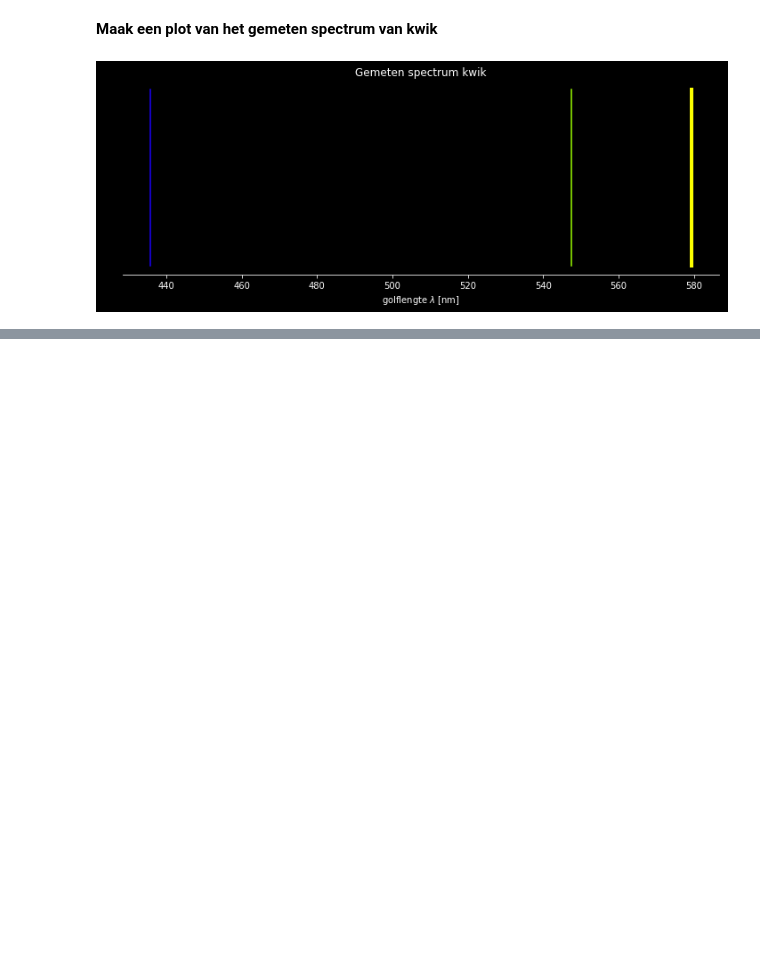
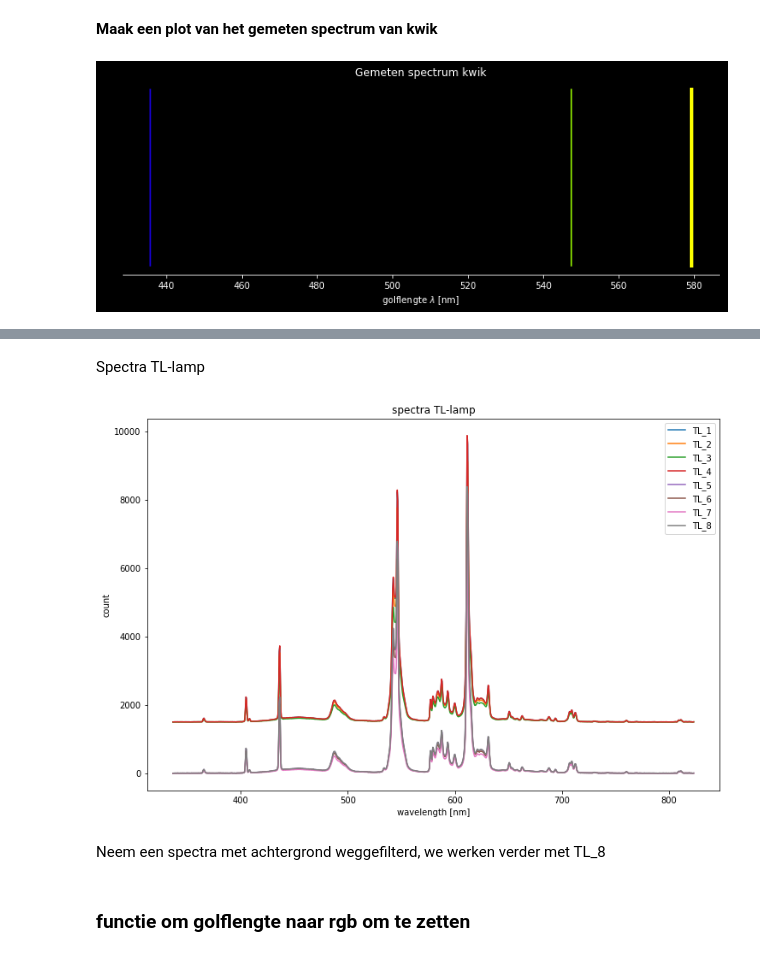
Before and after one commit to Cubedsheep/experimentele-basistechnieken, a Jupyter notebook: spectrometer/spectrometer.ipynb, the cells around one changed output, grey strips where cells are left out. Drawn from its saved outputs; the diff is of its cells as text; code cells hidden in the pictures; blank space fills up the shorter version.

```diff
--- a/spectrometer/spectrometer.ipynb
+++ b/spectrometer/spectrometer.ipynb
@@ -249,0 +307,19 @@ fig.savefig("spectrum kwik.png", facecolor='k', dpi=300)
+# %% [markdown]
+Spectra TL-lamp
+# %%
+fig, ax = plt.subplots(1,1,figsize=(12,8))
+
+for i in range(8):
+    spectrum = TL[i]
+    ax.plot(spectrum.index, spectrum['intensity'], label="TL_%d" %(i+1))
+
+plt.title('spectra TL-lamp')
+ax.set_xlabel('wavelength [nm]')
+ax.set_ylabel('count')
+plt.legend()
+
+plt.show()
+# %% [output]
+[figure, added]
+# %% [markdown]
+Neem een spectra met achtergrond weggefilterd, we werken verder met TL_8
@@ -249,0 +328,2 @@ fig.savefig("spectrum kwik.png", facecolor='k', dpi=300)
+# %% [markdown]
+### functie om golflengte naar rgb om te zetten
```
Also changed, not shown: parts of 25 cells of this notebook, 21 other files.
